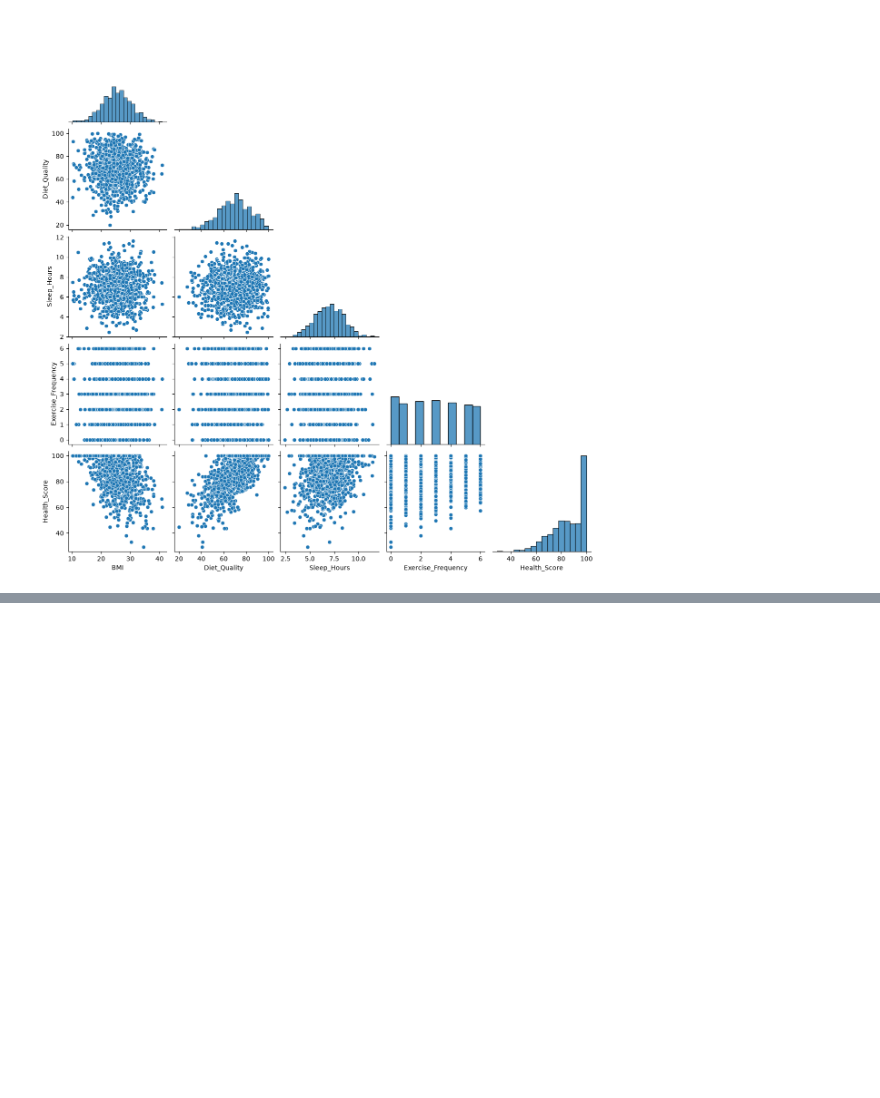
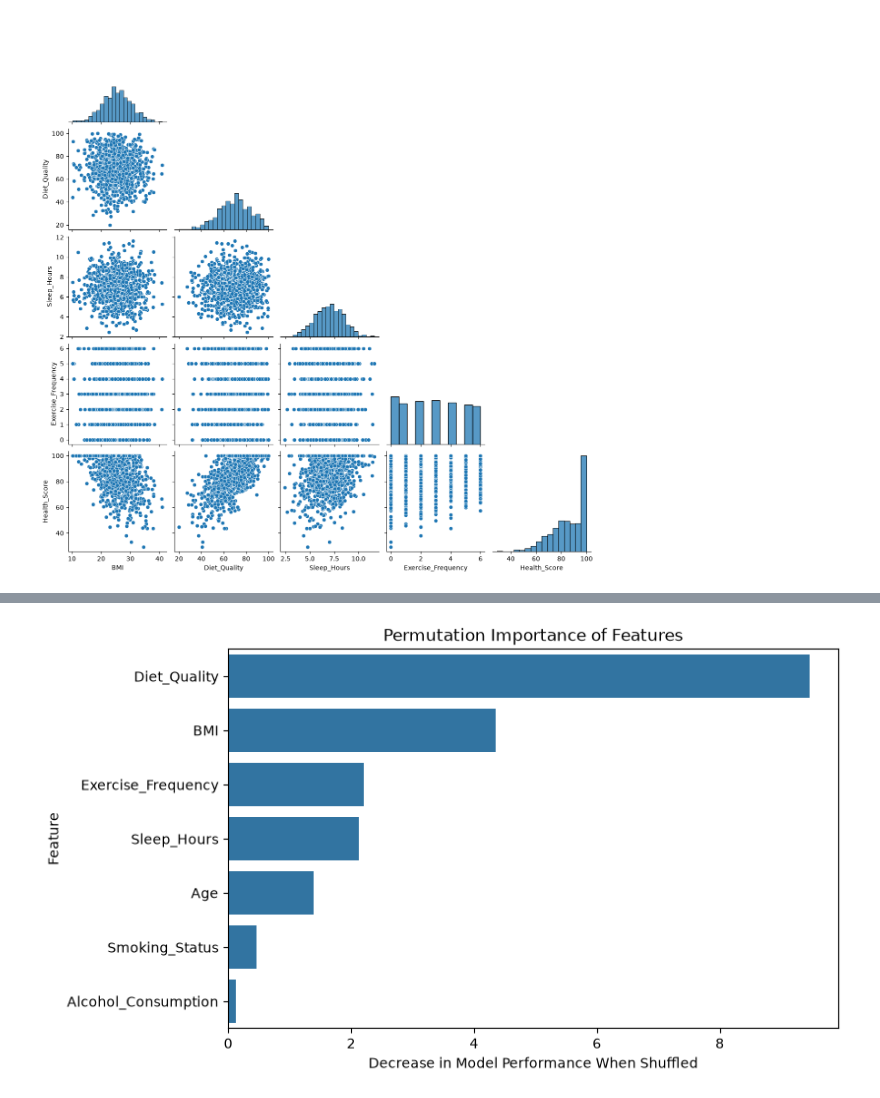
Before and after one commit to K-918/Lifestyle_Health_Prediction, a Jupyter notebook: Health_eda.ipynb, the cells around one changed output, grey strips where cells are left out. Drawn from its saved outputs; the diff is of its cells as text; code cells hidden in the pictures; blank space fills up the shorter version.

```diff
--- a/Health_eda.ipynb
+++ b/Health_eda.ipynb
@@ -705,0 +763,8 @@ plt.show()
+# %%
+from sklearn.linear_model import LinearRegression
+
+# Create and train the model
+linear_model = LinearRegression()
+linear_model.fit(X_train, y_train)
+
+print("Linear Regression model trained successfully.")
@@ -705,0 +1346,24 @@ plt.show()
+# %%
+from sklearn.inspection import permutation_importance
+
+# Calculate permutation importance on the test set
+perm_importance = permutation_importance(
+    best_gb_model,
+    X_test,
+    y_test,
+    n_repeats=10,
+    random_state=42,
+    scoring="neg_root_mean_squared_error"
+)
+
+permutation_df = pd.DataFrame({
+    "Feature": X.columns,
+    "Importance": perm_importance.importances_mean
+})
+
+permutation_df = permutation_df.sort_values(
+    by="Importance",
+    ascending=False
+)
+
+print(permutation_df)
@@ -705,0 +1379,15 @@ plt.show()
+# %%
+plt.figure(figsize=(8, 5))
+
+sns.barplot(
+    data=permutation_df,
+    x="Importance",
+    y="Feature"
+)
+
+plt.title("Permutation Importance of Features")
+plt.xlabel("Decrease in Model Performance When Shuffled")
+plt.ylabel("Feature")
+plt.show()
+# %% [output]
+[figure, added]
```
Also changed, not shown: parts of 86 cells of this notebook.
